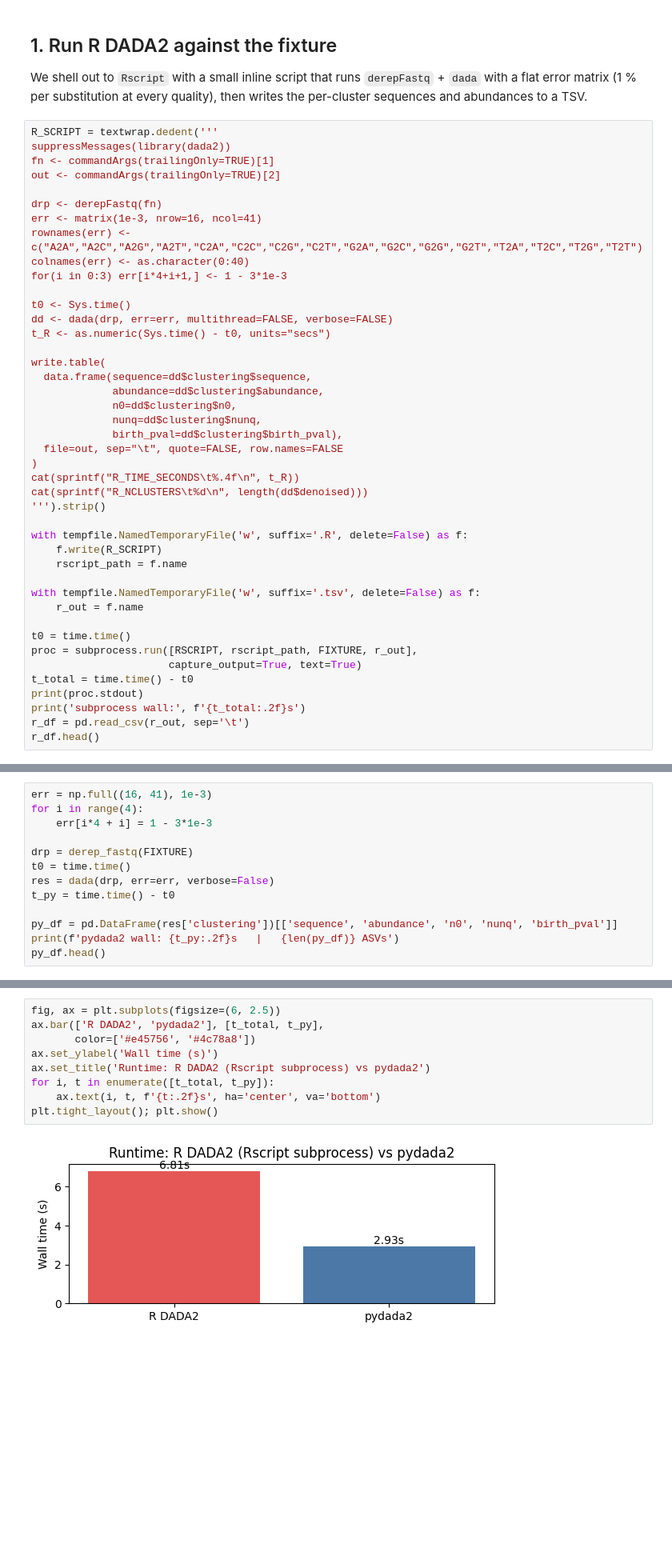
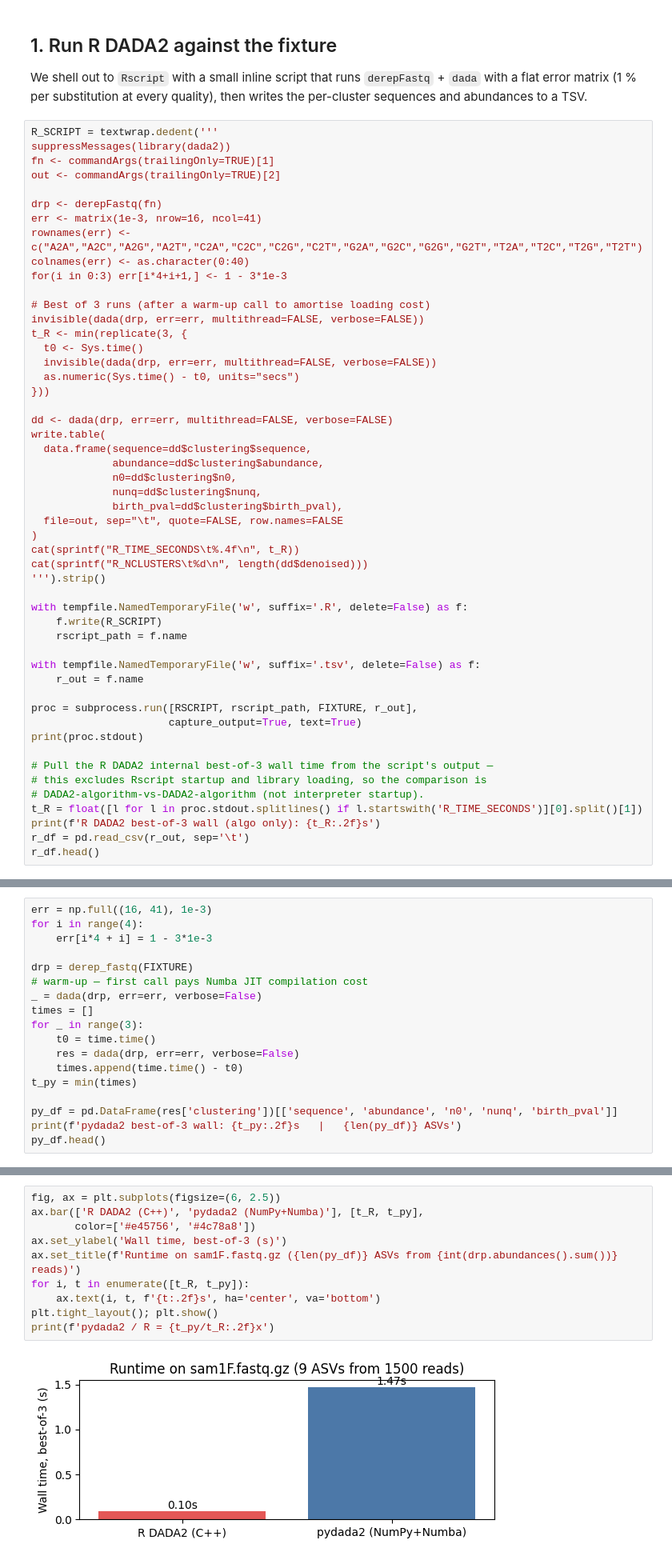
Before and after one commit to omicverse/py-dada2, a Jupyter notebook: examples/tutorial_vs_R.ipynb, the cells around one changed output, grey strips where cells are left out. Shown at 80% size. Saved outputs shown, nothing was run; the diff lists cells and outputs as text; blank space fills up the shorter version.

```diff
--- a/examples/tutorial_vs_R.ipynb
+++ b/examples/tutorial_vs_R.ipynb
@@ -55,10 +55,15 @@ rownames(err) <- c("A2A","A2C","A2G","A2T","C2A","C2C","C2G","C2T","G2A","G2C","
 colnames(err) <- as.character(0:40)
 for(i in 0:3) err[i*4+i+1,] <- 1 - 3*1e-3
 
-t0 <- Sys.time()
+# Best of 3 runs (after a warm-up call to amortise loading cost)
+invisible(dada(drp, err=err, multithread=FALSE, verbose=FALSE))
+t_R <- min(replicate(3, {
+  t0 <- Sys.time()
+  invisible(dada(drp, err=err, multithread=FALSE, verbose=FALSE))
+  as.numeric(Sys.time() - t0, units="secs")
+}))
+
 dd <- dada(drp, err=err, multithread=FALSE, verbose=FALSE)
-t_R <- as.numeric(Sys.time() - t0, units="secs")
-
 write.table(
   data.frame(sequence=dd$clustering$sequence,
              abundance=dd$clustering$abundance,
@@ -78,12 +83,15 @@ with tempfile.NamedTemporaryFile('w', suffix='.R', delete=False) as f:
 with tempfile.NamedTemporaryFile('w', suffix='.tsv', delete=False) as f:
     r_out = f.name
 
-t0 = time.time()
 proc = subprocess.run([RSCRIPT, rscript_path, FIXTURE, r_out],
                       capture_output=True, text=True)
-t_total = time.time() - t0
 print(proc.stdout)
-print('subprocess wall:', f'{t_total:.2f}s')
+
+# Pull the R DADA2 internal best-of-3 wall time from the script's output —
+# this excludes Rscript startup and library loading, so the comparison is
+# DADA2-algorithm-vs-DADA2-algorithm (not interpreter startup).
+t_R = float([l for l in proc.stdout.splitlines() if l.startswith('R_TIME_SECONDS')][0].split()[1])
+print(f'R DADA2 best-of-3 wall (algo only): {t_R:.2f}s')
 r_df = pd.read_csv(r_out, sep='\t')
 r_df.head()
 # %% [output]
@@ -105,11 +116,16 @@ for i in range(4):
     err[i*4 + i] = 1 - 3*1e-3
 
 drp = derep_fastq(FIXTURE)
-t0 = time.time()
-res = dada(drp, err=err, verbose=False)
-t_py = time.time() - t0
+# warm-up — first call pays Numba JIT compilation cost
+_ = dada(drp, err=err, verbose=False)
+times = []
+for _ in range(3):
+    t0 = time.time()
+    res = dada(drp, err=err, verbose=False)
+    times.append(time.time() - t0)
+t_py = min(times)
 
 py_df = pd.DataFrame(res['clustering'])[['sequence', 'abundance', 'n0', 'nunq', 'birth_pval']]
-print(f'pydada2 wall: {t_py:.2f}s   |   {len(py_df)} ASVs')
+print(f'pydada2 best-of-3 wall: {t_py:.2f}s   |   {len(py_df)} ASVs')
 py_df.head()
 # %% [output]
@@ -182,12 +198,13 @@ ax.legend(); plt.tight_layout(); plt.show()
 [figure]
 # %%
 fig, ax = plt.subplots(figsize=(6, 2.5))
-ax.bar(['R DADA2', 'pydada2'], [t_total, t_py],
+ax.bar(['R DADA2 (C++)', 'pydada2 (NumPy+Numba)'], [t_R, t_py],
        color=['#e45756', '#4c78a8'])
-ax.set_ylabel('Wall time (s)')
-ax.set_title('Runtime: R DADA2 (Rscript subprocess) vs pydada2')
-for i, t in enumerate([t_total, t_py]):
+ax.set_ylabel('Wall time, best-of-3 (s)')
+ax.set_title(f'Runtime on sam1F.fastq.gz ({len(py_df)} ASVs from {int(drp.abundances().sum())} reads)')
+for i, t in enumerate([t_R, t_py]):
     ax.text(i, t, f'{t:.2f}s', ha='center', va='bottom')
 plt.tight_layout(); plt.show()
+print(f'pydada2 / R = {t_py/t_R:.2f}x')
 # %% [output]
-[figure, old version]
+[figure, new version]
```
Also changed, not shown: parts of 6 cells of this notebook, 6 other files.
